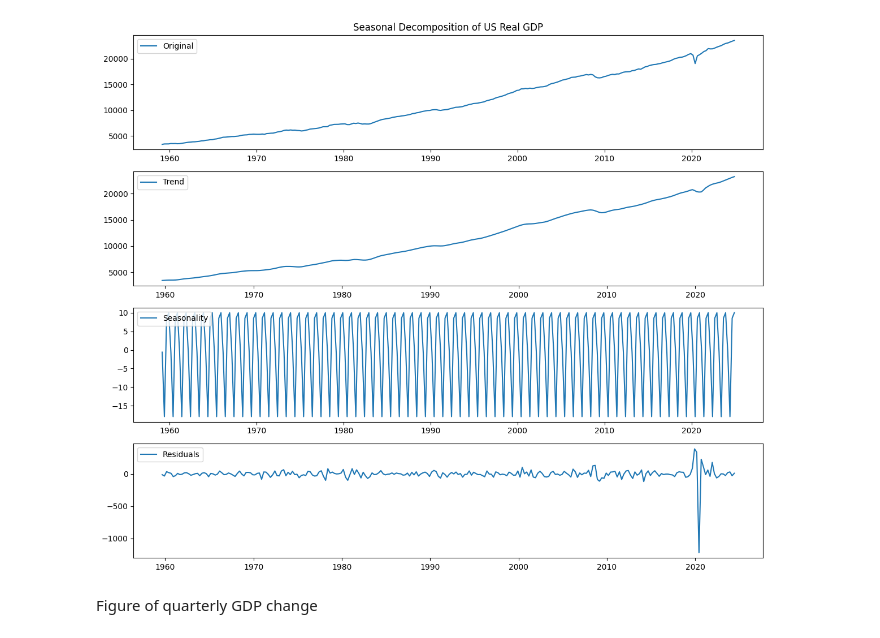
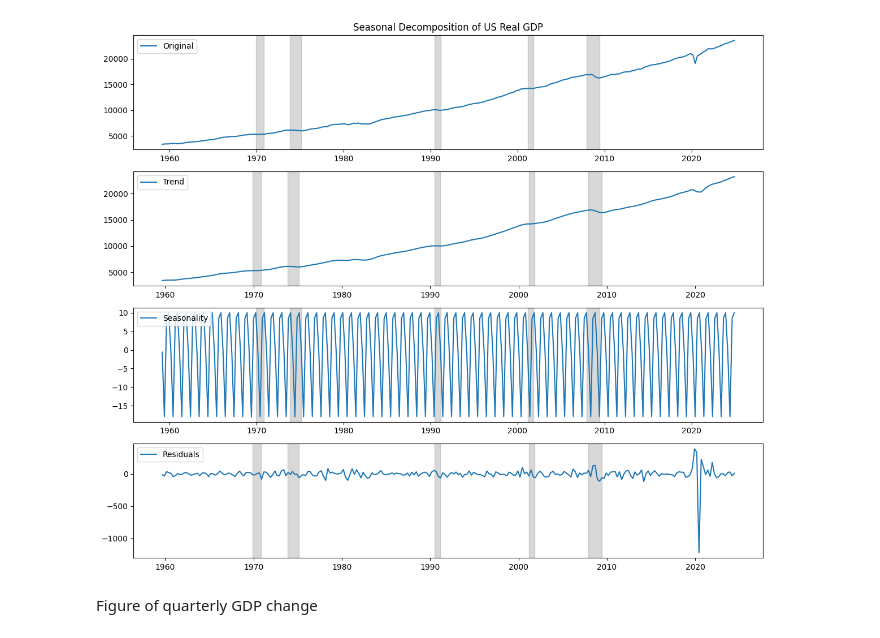
Before and after one commit to GKruidenier/GDP-nowcasting-thesis, a Jupyter notebook: EDA.ipynb, the cells around one changed output. Drawn from its saved outputs; the diff is of its cells as text; code cells hidden in the pictures.

```diff
--- a/EDA.ipynb
+++ b/EDA.ipynb
@@ -4,45 +4,82 @@ import matplotlib.pyplot as plt
 import pandas as pd
 from check_stationarity import load_data, load_train_data
 # %%
-
 
 # Ensure GDP series is datetime-indexed
 # Convert date column to datetime
-
-
 
 qd_df = pd.read_csv("FRED_QD.csv")
 gdp_series = qd_df[['sasdate', 'GDPC1']].copy()
 gdp_series['sasdate'] = pd.to_datetime(gdp_series['sasdate'], errors='coerce')
 gdp_series.dropna(subset=['sasdate'], inplace=True)
 gdp_series.set_index('sasdate', inplace=True)
 
 # Perform seasonal decomposition (assume quarterly frequency: freq=4)
 decomposition = seasonal_decompose(gdp_series['GDPC1'], model='additive', period=4)
 
 # Plot the components: Original, Trend, Seasonal, Residual
 plt.figure(figsize=(12, 10))
 
-plt.subplot(411)
+# Define recession periods from NBER dates
+recessions = [
+    ('1960-04-01', '1961-02-01'),
+    ('1969-12-01', '1970-11-01'),
+    ('1973-11-01', '1975-03-01'),
+    ('1980-01-01', '1980-07-01'),
+    ('1981-07-01', '1982-11-01'),
+    ('1990-07-01', '1991-03-01'),
+    ('2001-03-01', '2001-11-01'),
+    ('2007-12-01', '2009-06-01'),
+    ('2020-02-01', '2020-04-01')
+]
+
+# Convert recession dates to datetime
+recessions = [(pd.to_datetime(start), pd.to_datetime(end)) for start, end in recessions]
+
+# Plot 1: Original
+ax1 = plt.subplot(411)
 plt.plot(gdp_series['GDPC1'], label='Original')
 plt.legend(loc='upper left')
 plt.title('Seasonal Decomposition of US Real GDP')
 
-plt.subplot(412)
+# Shade recession periods in each subplot
+for start, end in recessions:
+    if start in gdp_series.index or end in gdp_series.index:
+        ax1.axvspan(start, end, color='gray', alpha=0.3)
+
+# Plot 2: Trend
+ax2 = plt.subplot(412)
 plt.plot(decomposition.trend, label='Trend')
 plt.legend(loc='upper left')
 
-plt.subplot(413)
+# Shade recession periods
+for start, end in recessions:
+    if start in gdp_series.index or end in gdp_series.index:
+        ax2.axvspan(start, end, color='gray', alpha=0.3)
+
+# Plot 3: Seasonal
+ax3 = plt.subplot(413)
 plt.plot(decomposition.seasonal, label='Seasonality')
 plt.legend(loc='upper left')
 
-plt.subplot(414)
+# Shade recession periods
+for start, end in recessions:
+    if start in gdp_series.index or end in gdp_series.index:
+        ax3.axvspan(start, end, color='gray', alpha=0.3)
+
+# Plot 4: Residuals
+ax4 = plt.subplot(414)
 plt.plot(decomposition.resid, label='Residuals')
 plt.legend(loc='upper left')
 
+# Shade recession periods
+for start, end in recessions:
+    if start in gdp_series.index or end in gdp_series.index:
+        ax4.axvspan(start, end, color='gray', alpha=0.3)
+
 plt.tight_layout()
 plt.show()
 # %% [output]
-[figure, old version]
+[figure, new version]
 # %% [markdown]
 Figure of quarterly GDP change
```
Also changed, not shown: parts of 19 cells of this notebook, 34 other files.
